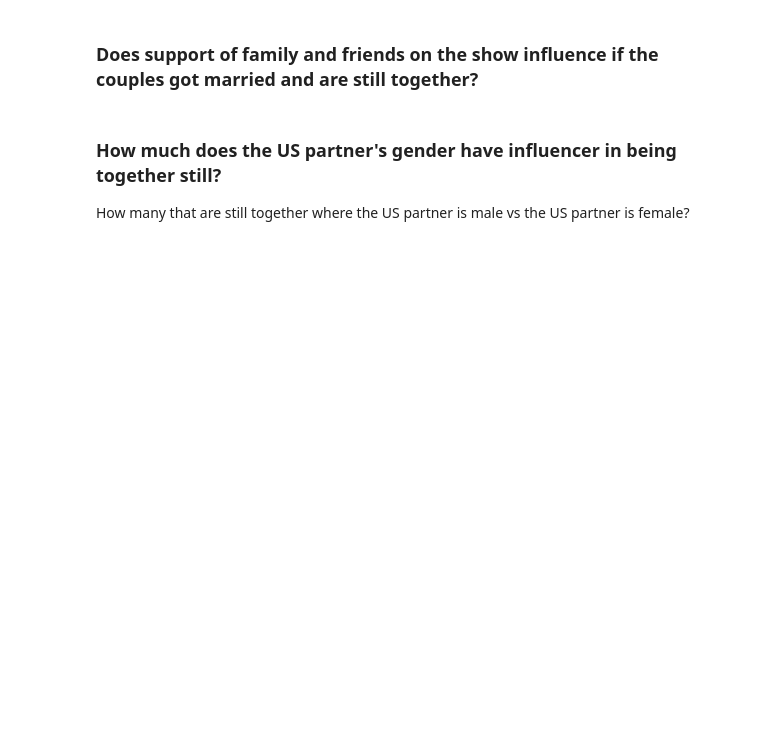
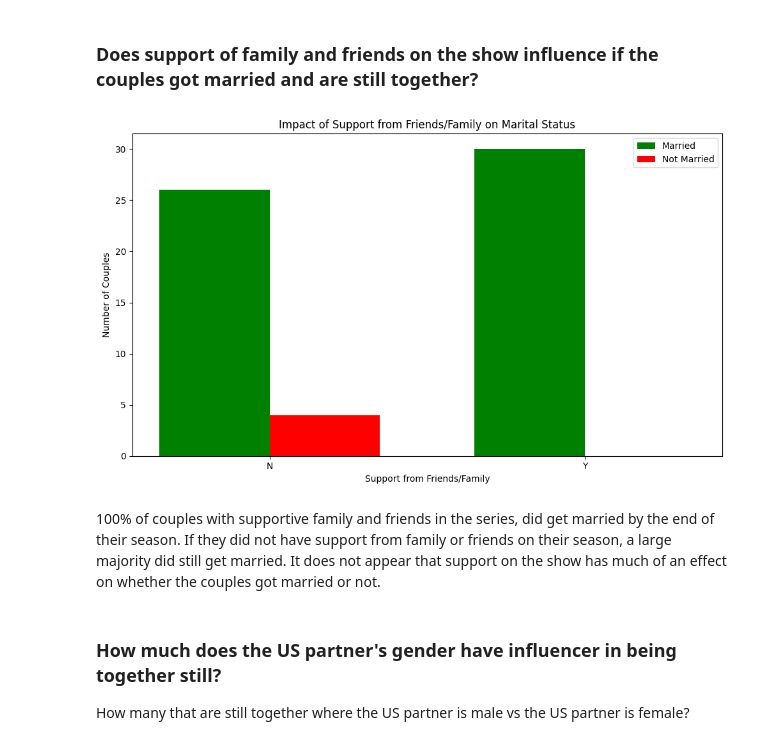
Before and after one commit to knich91/90_Day_Fiance_Real_Or_Reality, a Jupyter notebook: Capstone.ipynb, the cells around one changed output. Cells and saved outputs as stored; diff of their text form; code cells hidden in the pictures; blank space fills up the shorter version.

```diff
--- a/Capstone.ipynb
+++ b/Capstone.ipynb
@@ -86,36 +253,67 @@ Number of total couples from seasons 1-10 of '90 Day Fiance' and out of the tota
 ### Does support of family and friends on the show influence if the couples got married and are still together?
 # %%
 #Does having support of friends and family influence if they are still together?
-#Define a function plot_support_vs_marriage(df_90df)
-#df_90df is the DataFrame containing 90 Day Fiancé data.
-#Data Preparation
-#Ensure the DataFrame has the following columns:
-#support_from_family_friends (boolean or categorical: Yes/No)
-#got_married (boolean or categorical: Yes/No)
-#Check for missing values and handle them if necessary:
-#Replace nulls with 'Unknown' or drop rows with missing data.
+#Define a function plot_support_vs_marriage
 #Data Aggregation
-#Group the data by support_from_family_friends and got_married.
-#grouped_data = df_90df.groupby(['support_from_family_friends', 'got_married']).size().unstack(fill_value=0)
-#This creates a matrix where rows represent support (Yes/No) and columns represent marital status (Yes/No).
+#Group the data by support and wed.
 #Plotting the Split Bar Graph
 #Use matplotlib.pyplot to create the grouped bar chart:
 #Define the position of bars using numpy.arange() for side-by-side bars.
-#Plot bars for got_married == 'Yes' and got_married == 'No'.
+#Plot bars for married == 'Yes' and not married == 'No'.
 #Set different colors for each marital status.
 #Customize the Graph
 #Add labels for axes:
 #X-axis: 'Support from Friends/Family'
 #Y-axis: 'Number of Couples'
 #Add a legend for marital status:
 #'Married' and 'Not Married'
 #Add a title to the graph:
 #'Impact of Support from Friends/Family on Marital Status'
 #Display the Graph
 #Use plt.show() to render the graph.
 #Function Call (Optional)
 #Call the function with your DataFrame:
-#plot_support_vs_marriage(df_90df)
+#plot_support_vs_marriage
+
+def plot_support_vs_marriage(tlc_data):
+    """
+    Create a split bar graph comparing marital outcomes based on support from friends or family.
+
+    Parameters:
+    df_90df (DataFrame): DataFrame containing 90 Day Fiancé couples data.
+    """
+
+    # Group data by support and marital status
+    grouped_data = tlc_data.groupby(['Support from Friends/Family', 'Wed']).size().unstack(fill_value=0)
+
+    # Plotting the split bar graph
+    labels = grouped_data.index
+    married_counts = grouped_data.get('Y', pd.Series([0]*len(labels)))
+    not_married_counts = grouped_data.get('N', pd.Series([0]*len(labels)))
+
+    x = np.arange(len(labels))  # Label locations
+    width = 0.35  # Width of the bars
+
+    fig, ax = plt.subplots(figsize=(10, 6))
+    bars1 = ax.bar(x - width/2, married_counts, width, label='Married', color='green')
+    bars2 = ax.bar(x + width/2, not_married_counts, width, label='Not Married', color='red')
+
+    # Adding labels and title
+    ax.set_xlabel('Support from Friends/Family')
+    ax.set_ylabel('Number of Couples')
+    ax.set_title('Impact of Support from Friends/Family on Marital Status')
+    ax.set_xticks(x)
+    ax.set_xticklabels(labels)
+    ax.legend()
+
+    plt.tight_layout()
+    plt.show()
+
+plot_support_vs_marriage(tlc_data)
+# %% [output]
+[figure, added]
+# %% [markdown]
+100% of couples with supportive family and friends in the series, did get married by the end of their season. If they did not have support from family or friends on their season, a large majority did still get married. It does not appear that support on the show has much of an effect on whether the couples got married or not.
 # %% [markdown]
 ### How much does the US partner's gender have influencer in being together still?
 How many that are still together where the US partner is male vs the US partner is female?
```
Also changed, not shown: parts of 21 cells of this notebook, 25 other files.
